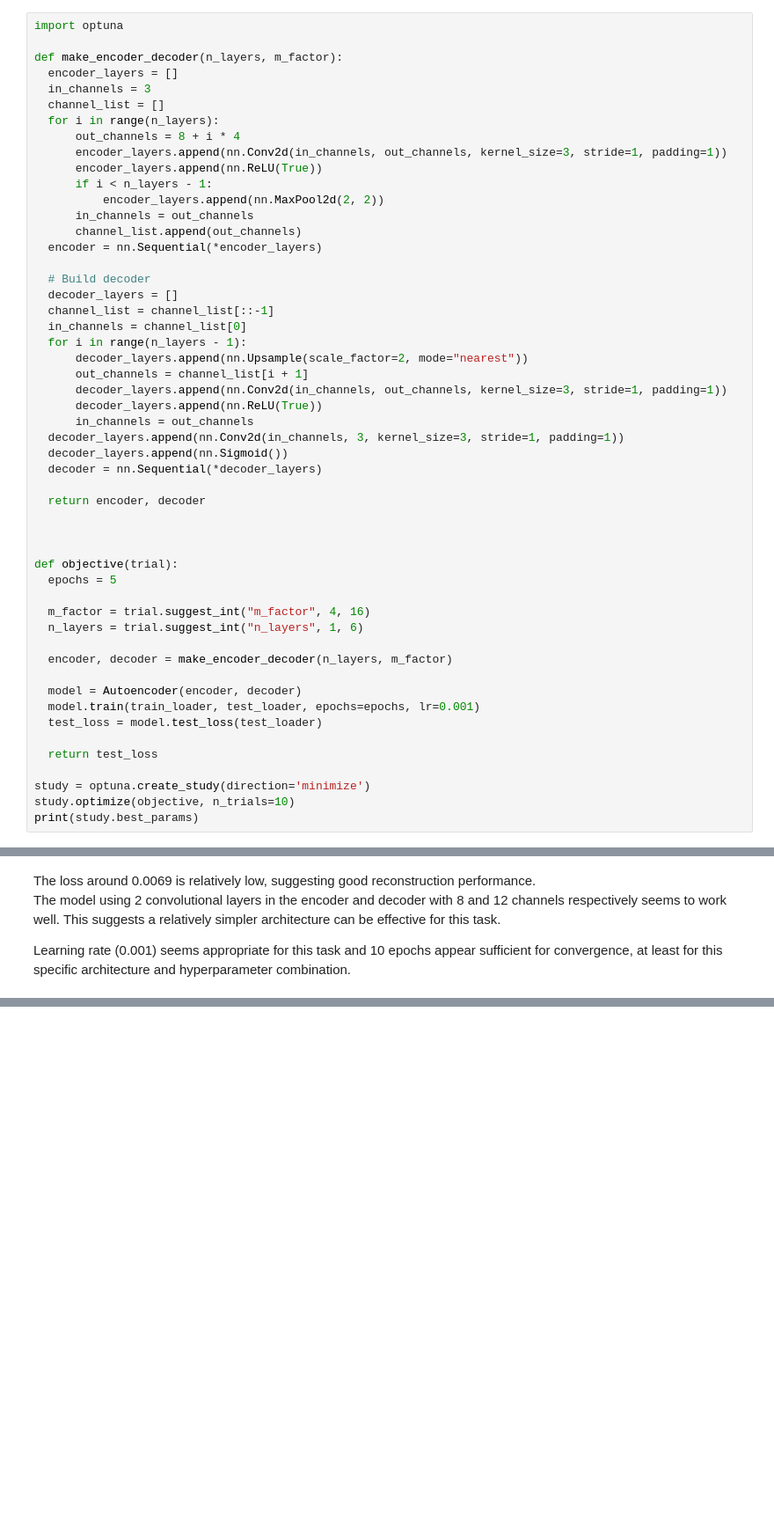
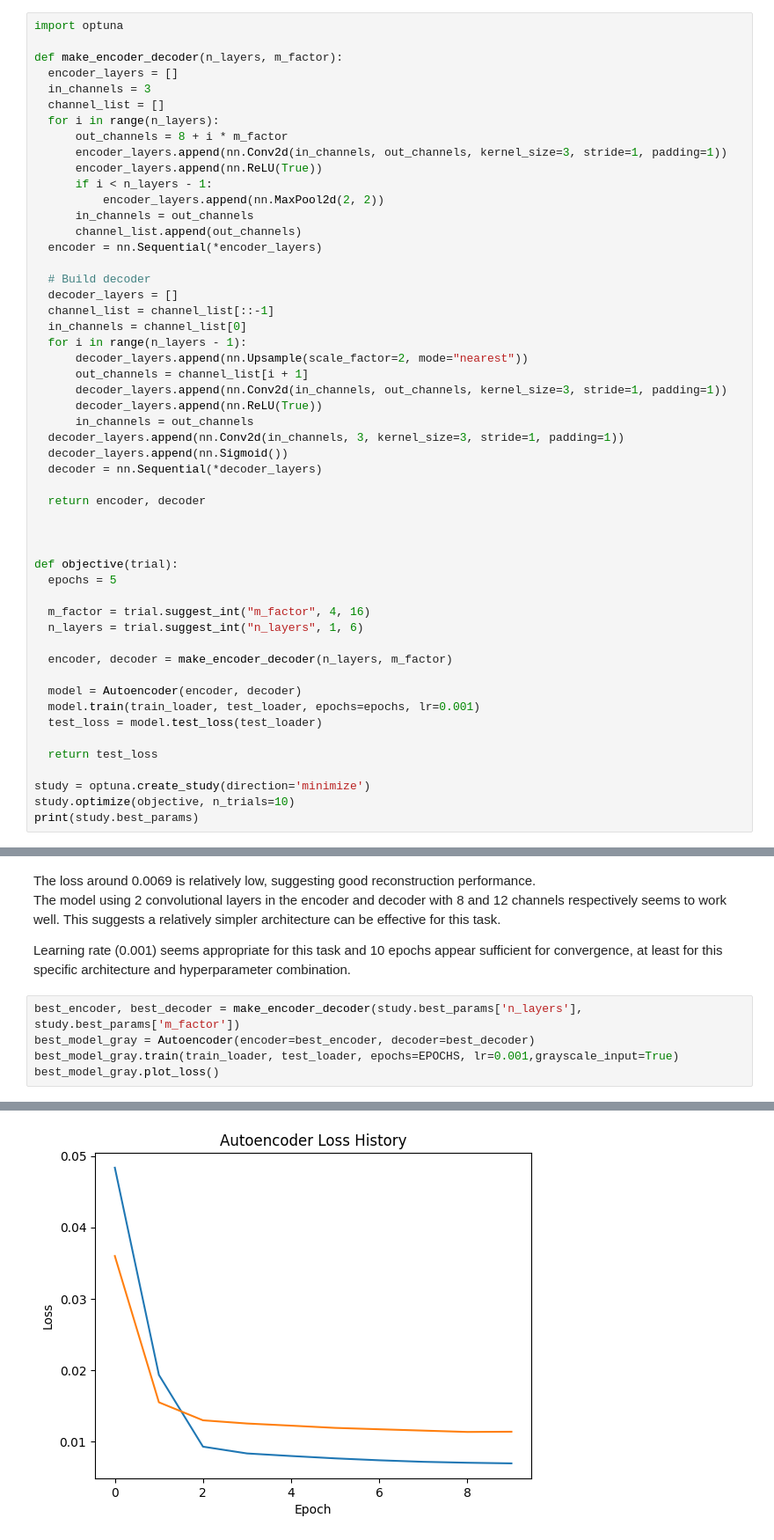
Before and after one commit to marcon21/aml_assignments, a Jupyter notebook: assignment2/assignment.ipynb, the cells around one changed output, grey strips where cells are left out. Shown: that part at 88% size. Drawn from its saved outputs; the diff is of its cells as text; blank space fills up the shorter version.

```diff
--- a/assignment2/assignment.ipynb
+++ b/assignment2/assignment.ipynb
@@ -270,7 +298,7 @@ def make_encoder_decoder(n_layers, m_factor):
   in_channels = 3
   channel_list = []
   for i in range(n_layers):
-      out_channels = 8 + i * 4
+      out_channels = 8 + i * m_factor
       encoder_layers.append(nn.Conv2d(in_channels, out_channels, kernel_size=3, stride=1, padding=1))
       encoder_layers.append(nn.ReLU(True))
       if i < n_layers - 1:
@@ -347,3 +462,9 @@ The loss around 0.0069 is relatively low, suggesting good reconstruction perform
 The model using 2 convolutional layers in the encoder and decoder with 8 and 12 channels respectively seems to work well. This suggests a relatively simpler architecture can be effective for this task.<br>
 
 Learning rate (0.001) seems appropriate for this task and 10 epochs appear sufficient for convergence, at least for this specific architecture and hyperparameter combination.
+# %%
+best_encoder, best_decoder = make_encoder_decoder(study.best_params['n_layers'], study.best_params['m_factor'])
+best_model_gray = Autoencoder(encoder=best_encoder, decoder=best_decoder)
+best_model_gray.train(train_loader, test_loader, epochs=EPOCHS, lr=0.001,grayscale_input=True)
+best_model_gray.plot_loss()
+# %% [output]
@@ -349,0 +482 @@ Learning rate (0.001) seems appropriate for this task and 10 epochs appear suffi
+[figure, added]
```
Also changed, not shown: parts of 12 cells of this notebook.
